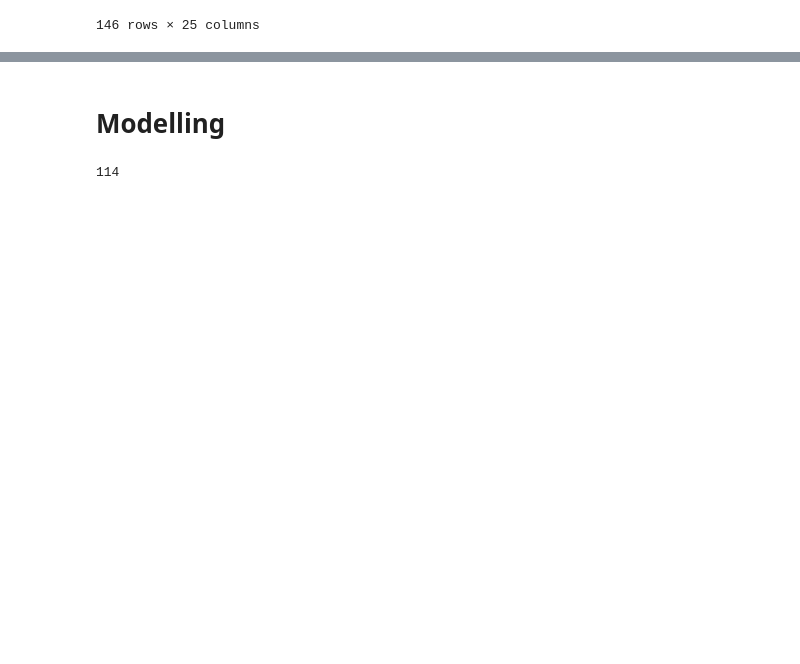
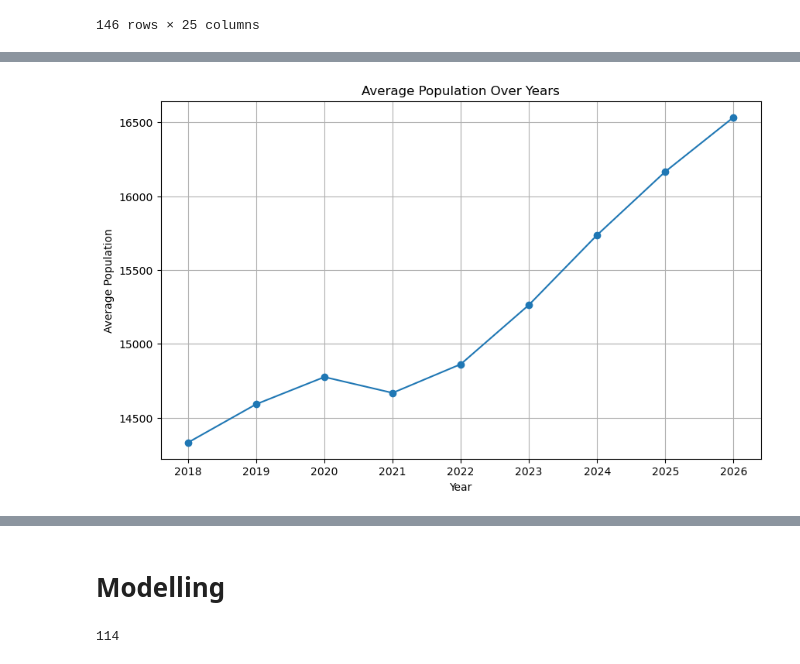
Before and after one commit to MAST30034-AppliedDataScience/project-2-group-real-estate-hexosergeantchelelebratebonitz, a Jupyter notebook: notebooks/Michele/modelling_timeseries.ipynb, the cells around one changed output, grey strips where cells are left out. Saved outputs shown, nothing was run; the diff lists cells and outputs as text; code cells hidden in the pictures; blank space fills up the shorter version.

```diff
--- a/notebooks/Michele/modelling_timeseries.ipynb
+++ b/notebooks/Michele/modelling_timeseries.ipynb
@@ -79,3 +95,27 @@ df_income = pd.read_csv('../../data/curated/income_by_sa2.csv')
+# %%
+import matplotlib.pyplot as plt
+pop_2018 = df_population['estimated_population_2018'].mean()
+pop_2019 = df_population['estimated_population_2019'].mean()
+pop_2020 = df_population['estimated_population_2020'].mean()
+pop_2021 = df_population['estimated_population_2021'].mean()
+pop_2022 = df_population['estimated_population_2022'].mean()
+pop_2023 = df_population['estimated_population_2023'].mean()
+pop_2024 = df_population['estimated_population_2024'].mean()
+pop_2025 = df_population['estimated_population_2025'].mean()
+pop_2026 = df_population['estimated_population_2026'].mean()
+
+years = ['2018', '2019', '2020', '2021', '2022', '2023','2024','2025','2026']
+populations = [pop_2018, pop_2019, pop_2020, pop_2021, pop_2022, pop_2023, pop_2024, pop_2025, pop_2026]
+
+plt.figure(figsize=(10, 6))
+plt.plot(years, populations, marker='o')
+plt.title('Average Population Over Years')
+plt.xlabel('Year')
+plt.ylabel('Average Population')
+plt.grid(True)
+plt.show()
+# %% [output]
+[figure, added]
 # %%
 with open('../../notebooks/Julian/missing_suburbs.txt') as f:
     missing_suburbs = f.read().splitlines()
```
Also changed, not shown: parts of 12 cells of this notebook.
